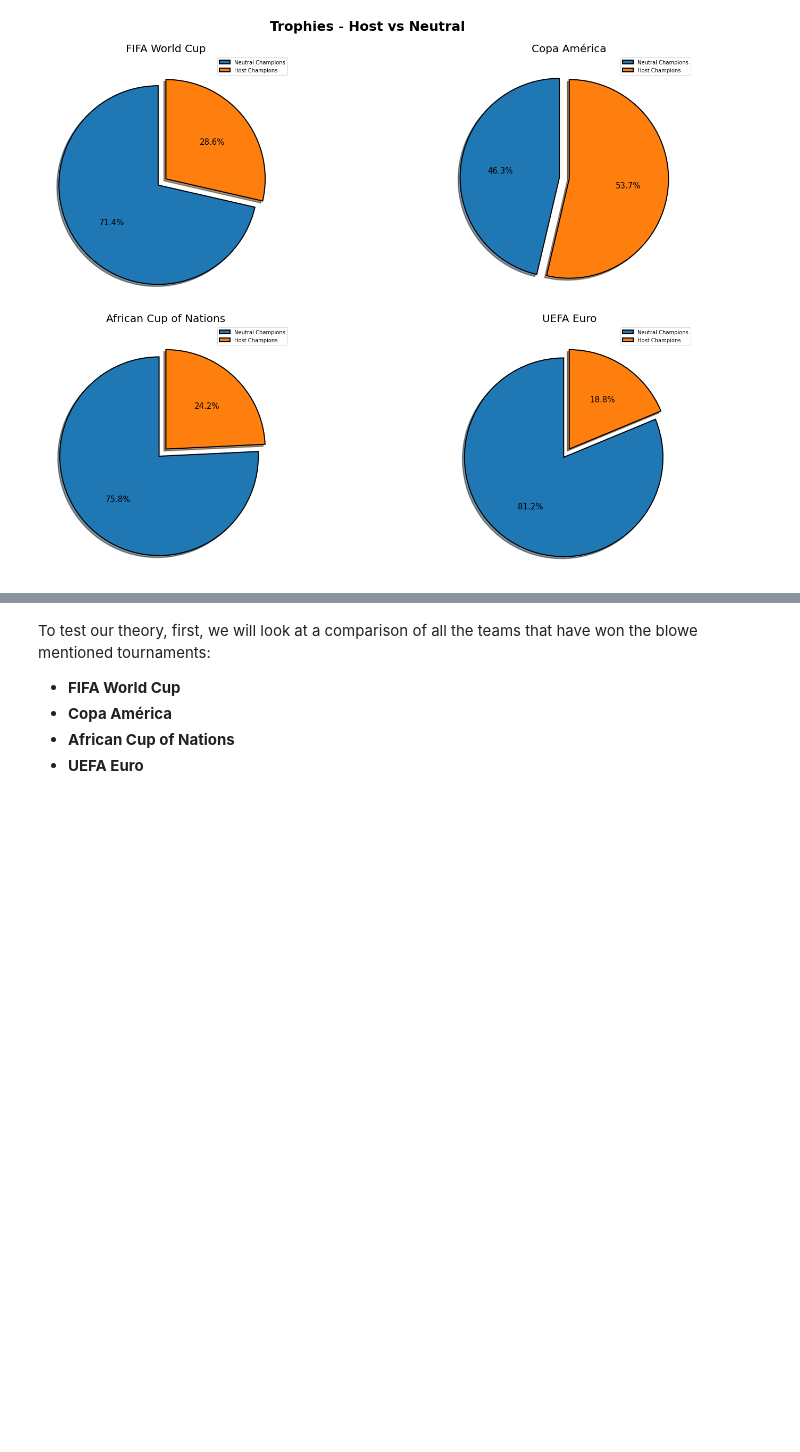
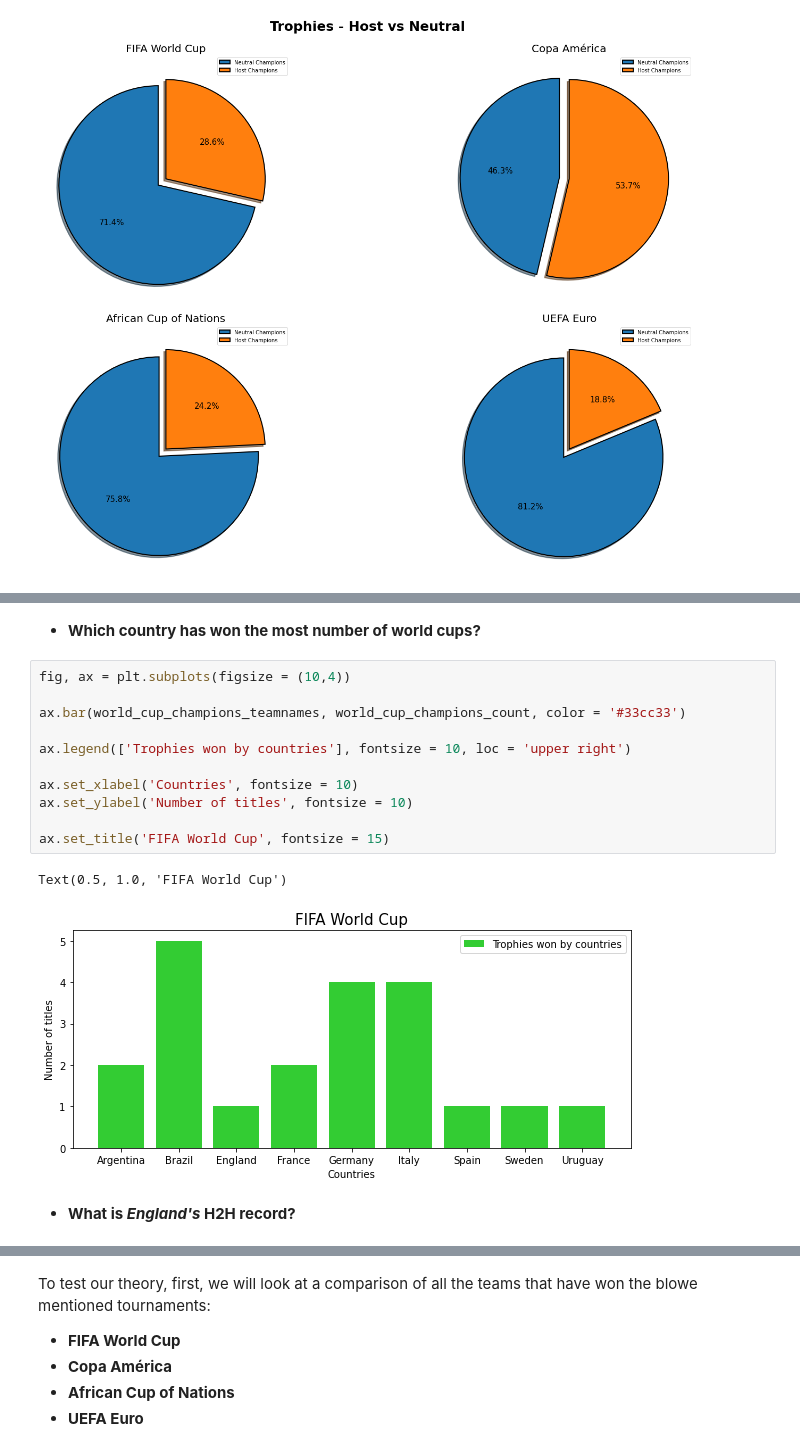
Before and after one commit to hamza-shakir/international-football-dashboard, a Jupyter notebook: home-advantage-in-football.ipynb, the cells around one changed output, grey strips where cells are left out. Cells and saved outputs as stored; diff of their text form; blank space fills up the shorter version.

```diff
--- a/home-advantage-in-football.ipynb
+++ b/home-advantage-in-football.ipynb
@@ -423,0 +502,18 @@ fig_hostvsneutral_trophies.savefig('Host vs Neutral success comparison.png')
+# %% [markdown]
+- **Which country has won the most number of world cups?**
+# %%
+fig, ax = plt.subplots(figsize = (10,4))
+
+ax.bar(world_cup_champions_teamnames, world_cup_champions_count, color = '#33cc33')
+
+ax.legend(['Trophies won by countries'], fontsize = 10, loc = 'upper right')
+
+ax.set_xlabel('Countries', fontsize = 10)
+ax.set_ylabel('Number of titles', fontsize = 10)
+
+ax.set_title('FIFA World Cup', fontsize = 15)
+# %% [output]
+Text(0.5, 1.0, 'FIFA World Cup')
+[figure, added]
+# %% [markdown]
+- **What is _England's_ H2H record?**
```
Also changed, not shown: parts of 23 cells of this notebook.
